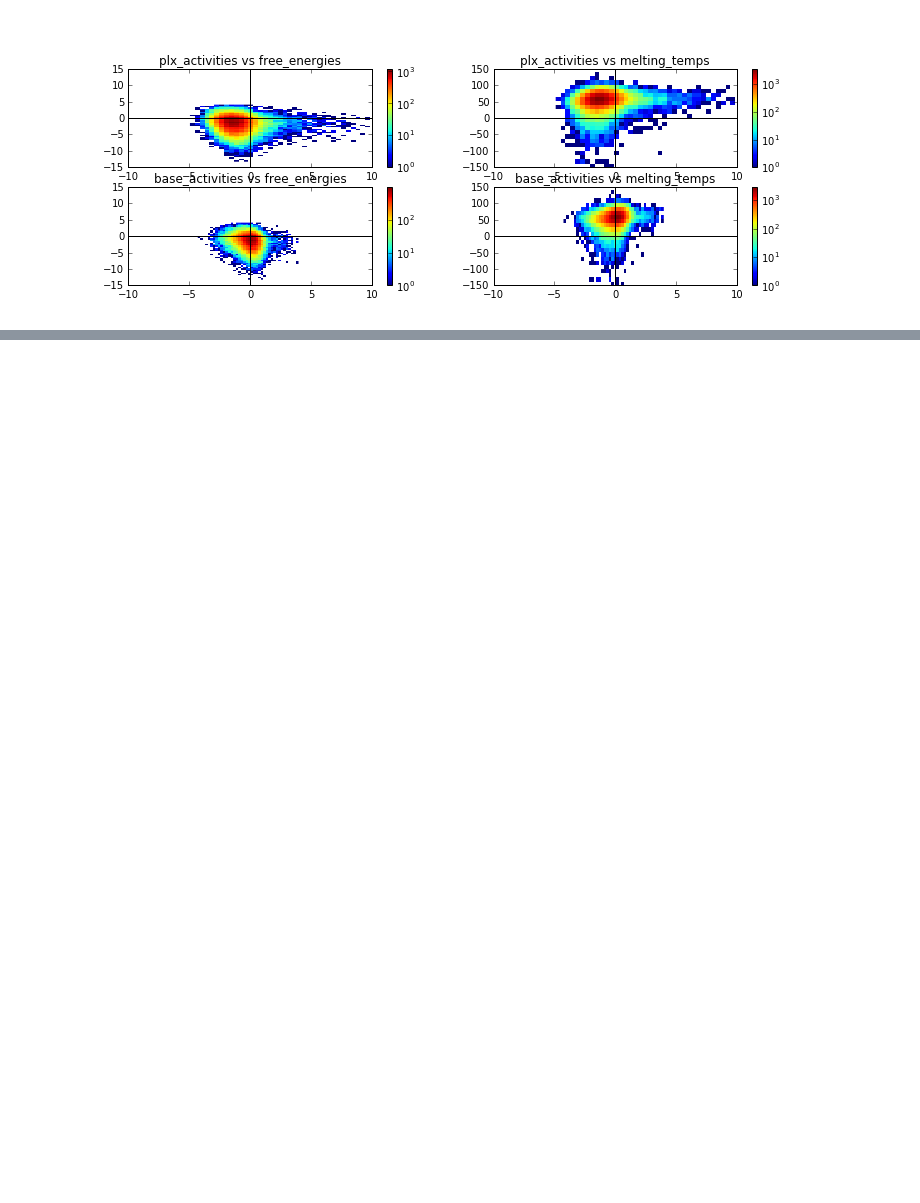
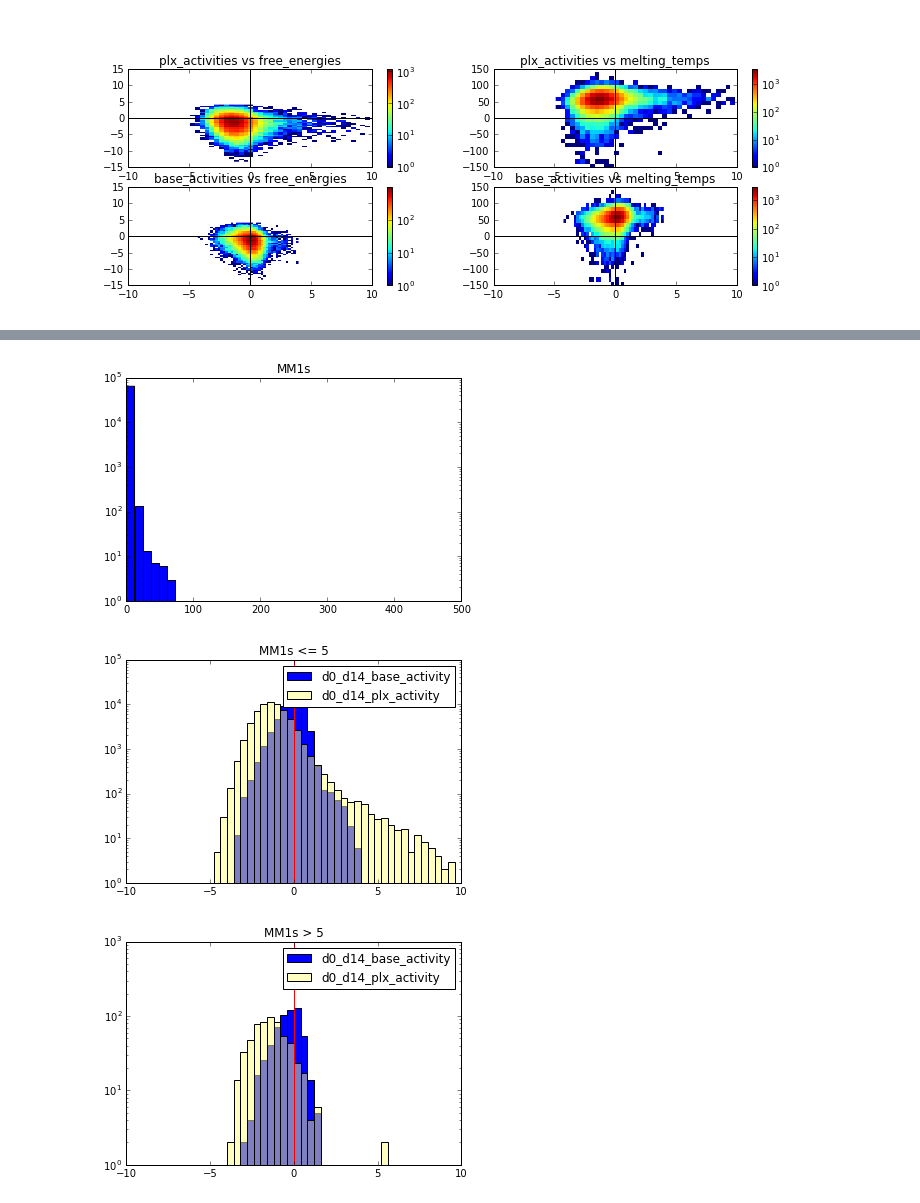
Before and after one commit to asross/guide-cluster, a Jupyter notebook: presentation.ipynb, the cells around one changed output, grey strips where cells are left out. Cells and saved outputs as stored; diff of their text form; code cells hidden in the pictures; blank space fills up the shorter version.

```diff
--- a/presentation.ipynb
+++ b/presentation.ipynb
@@ -124,0 +158,6 @@ CACCGGAGGGGCGCUGUAGC
+# %%
+split_activities_by(lambda p: p.bowtie_result().mismatch_counts()[1], 5, 'MM1s')
+# %% [output]
+[figure, added]
+[figure, added]
+[figure, added]
```
Also changed, not shown: parts of 30 cells of this notebook, 1 other file.
